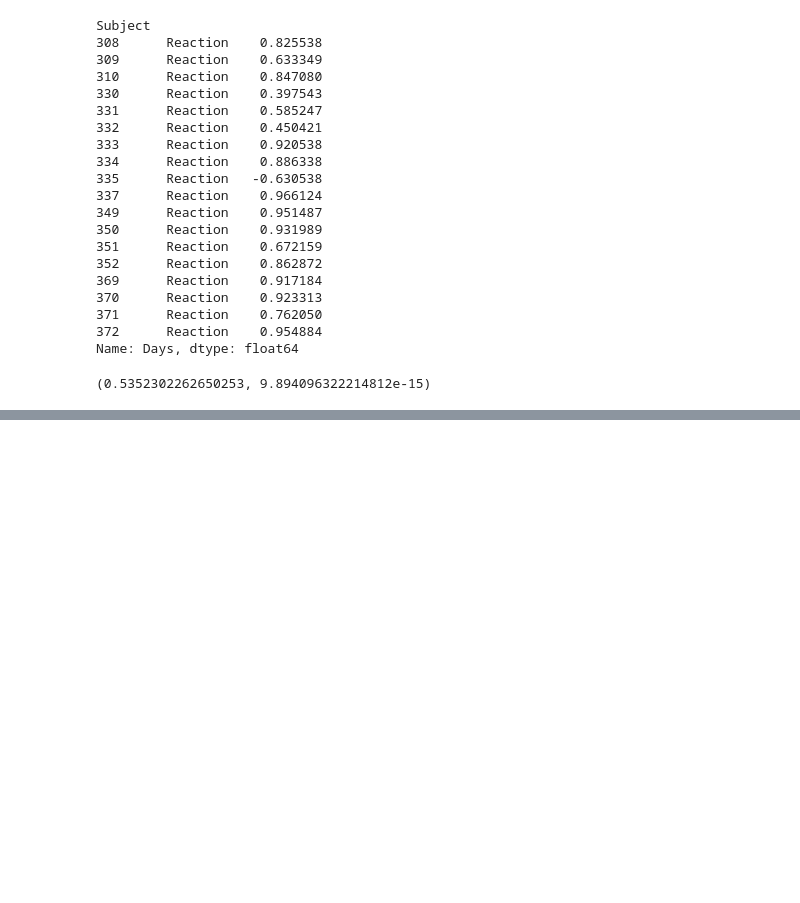
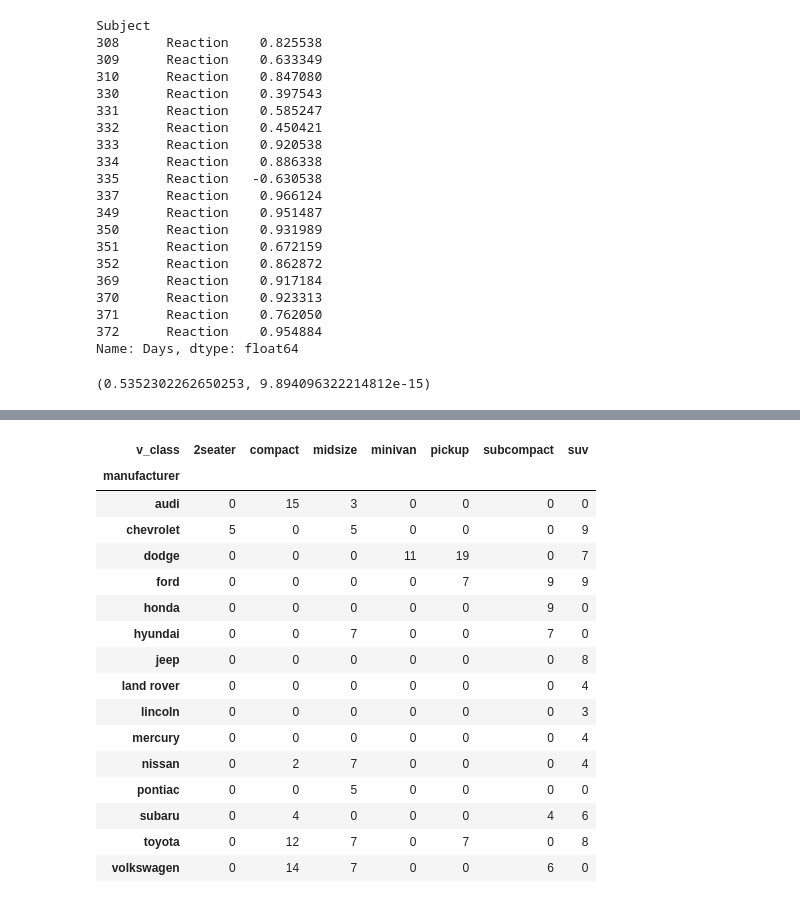
Before and after one commit to soslin/statistics-exercises, a Jupyter notebook: hypothesis_testing.ipynb, the cells around one changed output, grey strips where cells are left out. Saved outputs shown, nothing was run; the diff lists cells and outputs as text; code cells hidden in the pictures; blank space fills up the shorter version.

```diff
--- a/hypothesis_testing.ipynb
+++ b/hypothesis_testing.ipynb
@@ -801,0 +806,2 @@ corr, p
+# %%
+data = [[49,20], [1,30]]
@@ -801,0 +845,2 @@ corr, p
+# %%
+mpg = data('mpg')
@@ -801,0 +855,2 @@ corr, p
+# %%
+car_class_df = mpg.rename(columns = {'class' : 'v_class'})
@@ -801,0 +873,21 @@ corr, p
+# %%
+ct_manu_class = pd.crosstab(car_class_df['manufacturer'], car_class_df['v_class'])
+ct_manu_class
+# %% [output]
+| v_class | 2seater | compact | midsize | minivan | pickup | subcompact | suv |
+| manufacturer |  |  |  |  |  |  |  |
+| audi | 0 | 15 | 3 | 0 | 0 | 0 | 0 |
+| chevrolet | 5 | 0 | 5 | 0 | 0 | 0 | 9 |
+| dodge | 0 | 0 | 0 | 11 | 19 | 0 | 7 |
+| ford | 0 | 0 | 0 | 0 | 7 | 9 | 9 |
+| honda | 0 | 0 | 0 | 0 | 0 | 9 | 0 |
+| hyundai | 0 | 0 | 7 | 0 | 0 | 7 | 0 |
+| jeep | 0 | 0 | 0 | 0 | 0 | 0 | 8 |
+| land rover | 0 | 0 | 0 | 0 | 0 | 0 | 4 |
+| lincoln | 0 | 0 | 0 | 0 | 0 | 0 | 3 |
+| mercury | 0 | 0 | 0 | 0 | 0 | 0 | 4 |
+| nissan | 0 | 2 | 7 | 0 | 0 | 0 | 4 |
+| pontiac | 0 | 0 | 5 | 0 | 0 | 0 | 0 |
+| subaru | 0 | 4 | 0 | 0 | 0 | 4 | 6 |
+| toyota | 0 | 12 | 7 | 0 | 7 | 0 | 8 |
+| volkswagen | 0 | 14 | 7 | 0 | 0 | 6 | 0 |
```
Also changed, not shown: parts of 20 cells of this notebook.
